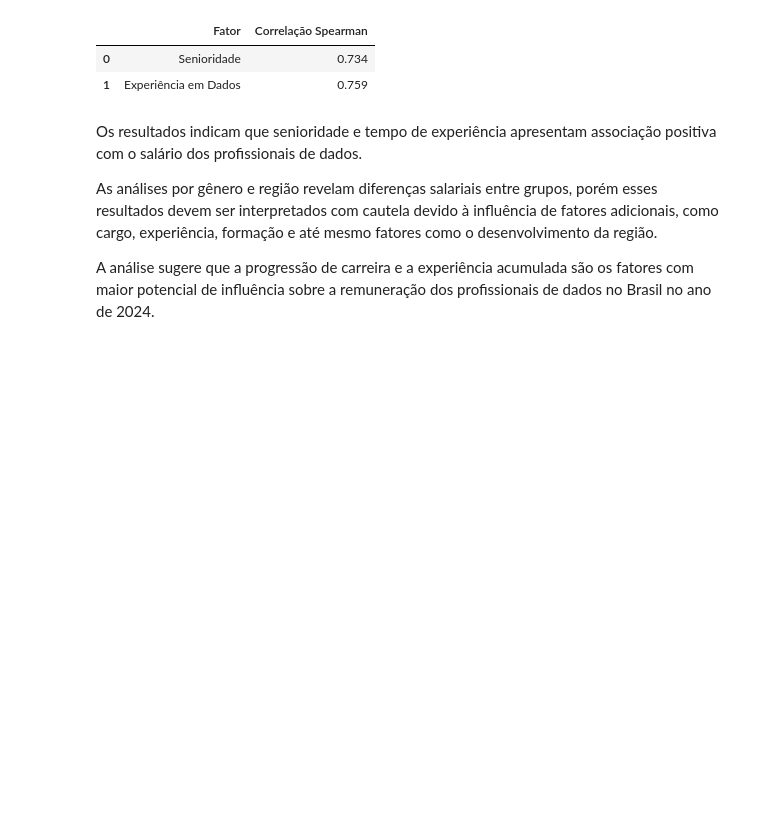
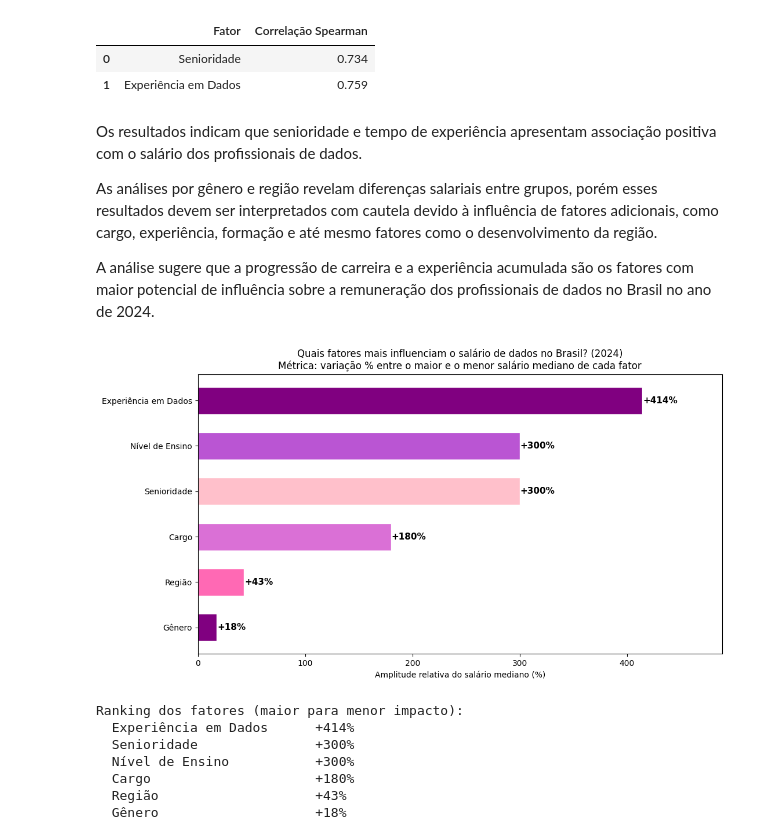
Before and after one commit to VithGab/DataHacks_State-of-Data-Brasil-2024, a Jupyter notebook: Untitled8.ipynb, the cells around one changed output. Drawn from its saved outputs; the diff is of its cells as text; code cells hidden in the pictures; blank space fills up the shorter version.

```diff
--- a/Untitled8.ipynb
+++ b/Untitled8.ipynb
@@ -964,3 +996,54 @@ Os resultados indicam que senioridade e tempo de experiência apresentam associa
 As análises por gênero e região revelam diferenças salariais entre grupos, porém esses resultados devem ser interpretados com cautela devido à influência de fatores adicionais, como cargo, experiência, formação e até mesmo fatores como o desenvolvimento da região.
 
 A análise sugere que a progressão de carreira e a experiência acumulada são os fatores com maior potencial de influência sobre a remuneração dos profissionais de dados no Brasil no ano de 2024.
+# %%
+# ── Gráfico A: Ranking de fatores por amplitude salarial relativa ──
+def amplitude_relativa(var, df=df, col='salario_ponto_medio'):
+    """Variação % entre maior e menor mediana dentro das categorias do fator."""
+    meds = df.groupby(var)[col].median().dropna()
+    if meds.min() == 0 or len(meds) < 2:
+        return float('nan')
+    return (meds.max() - meds.min()) / meds.min() * 100
+
+fatores = {
+    'Experiência em Dados' : amplitude_relativa('exp_dados'),
+    'Senioridade'          : amplitude_relativa('senioridade'),
+    'Cargo'                : amplitude_relativa('cargo_padronizado'),
+    'Região'               : amplitude_relativa('regiao'),
+    'Nível de Ensino'      : amplitude_relativa('nivel_ensino'),
+    'Gênero'               : amplitude_relativa('genero'),
+}
+
+fat_s = (pd.Series({k: v for k, v in fatores.items() if not __import__('math').isnan(v)})
+    .sort_values(ascending=True))
+
+palette = purple_pink_palette
+cores_fat = sns.color_palette(palette, len(fat_s))
+
+fig, ax = plt.subplots(figsize=(11, 6))
+bars = ax.barh(fat_s.index, fat_s.values, color=cores_fat, edgecolor='white', height=0.6)
+for bar, val in zip(bars, fat_s.values):
+    ax.text(val + 0.5, bar.get_y() + bar.get_height() / 2,
+            f'+{val:.0f}%', va='center', fontsize=11, fontweight='bold')
+ax.set_title('Quais fatores mais influenciam o salário de dados no Brasil? (2024)\n'
+    'Métrica: variação % entre o maior e o menor salário mediano de cada fator',
+    fontsize=12)
+ax.set_xlabel('Amplitude relativa do salário mediano (%)')
+ax.set_xlim(0, fat_s.max() * 1.18)
+ax.axvline(0, color='black', linewidth=0.8)
+plt.tight_layout()
+plt.savefig('sintese_ranking_fatores.png', bbox_inches='tight', dpi=130)
+plt.show()
+
+print('Ranking dos fatores (maior para menor impacto):')
+for f, v in fat_s.sort_values(ascending=False).items():
+    print(f'  {f:<25} +{v:.0f}%')
+# %% [output]
+[figure, added]
+Ranking dos fatores (maior para menor impacto):
+  Experiência em Dados      +414%
+  Senioridade               +300%
+  Nível de Ensino           +300%
+  Cargo                     +180%
+  Região                    +43%
+  Gênero                    +18%
```
Also changed, not shown: parts of 9 cells of this notebook.
